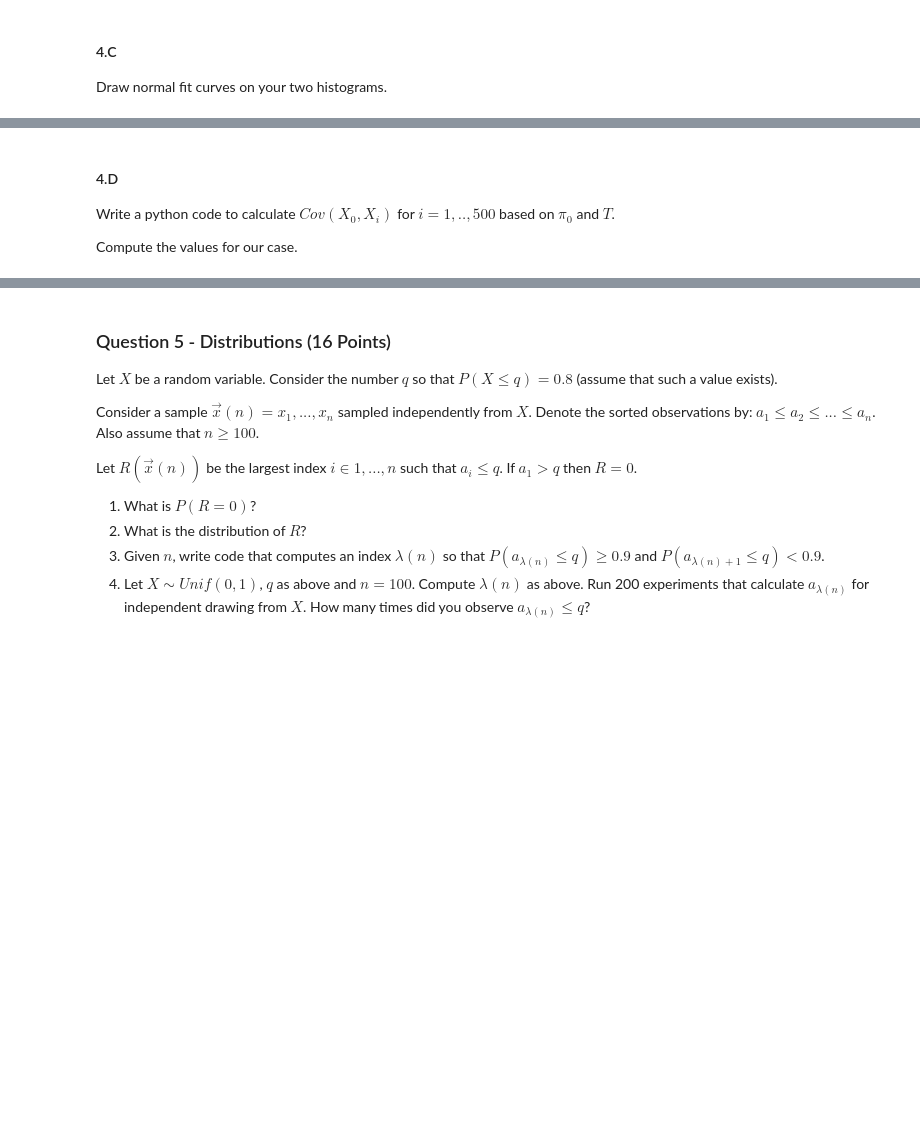
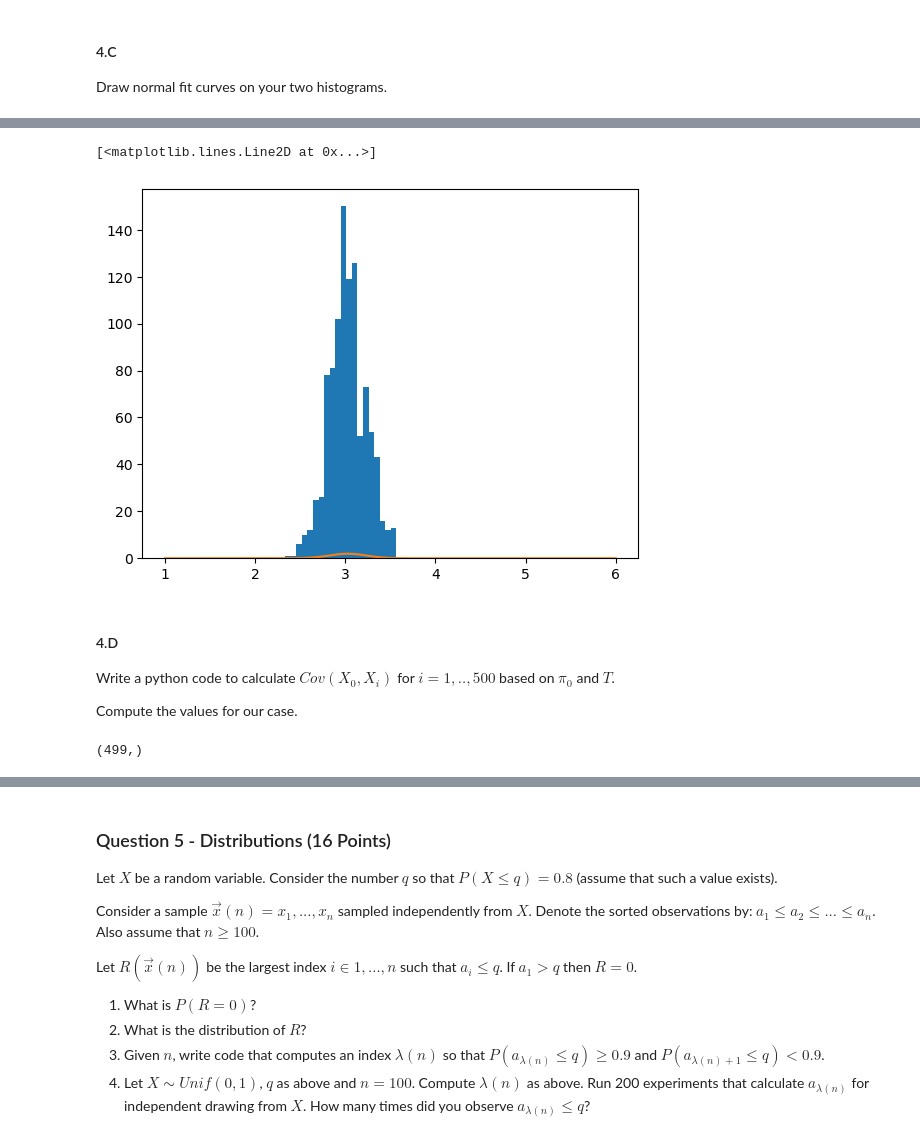
Before and after one commit to barboym/hw_statistics_runi, a Jupyter notebook: HW3/HW3.ipynb, the cells around one changed output, grey strips where cells are left out. Drawn from its saved outputs; the diff is of its cells as text; code cells hidden in the pictures; blank space fills up the shorter version.

```diff
--- a/HW3/HW3.ipynb
+++ b/HW3/HW3.ipynb
@@ -294,3 +394,11 @@ Draw normal fit curves on your two histograms.
+# %%
+from scipy.stats import norm
+plt.hist(tranjectory_means,bins=20);
+miu,sigma = norm.fit(tranjectory_means)
+plt.plot(np.linspace(1,6,300),norm(loc=miu,scale=sigma).pdf(np.linspace(1,6,300)))
+# %% [output]
+[<matplotlib.lines.Line2D at 0x...>]
+[figure, added]
 # %% [markdown]
 #### 4.D
 Write a python code to calculate $Cov(X_0,X_i)$ for $i=1,..,500$ based on $\pi_0$ and $T$.
@@ -298,0 +411,4 @@ Compute the values for our case.
+# %%
+get_cov_of_0_with_all_available_i(experiment_b).shape
+# %% [output]
+(499,)
```
Also changed, not shown: parts of 23 cells of this notebook.
